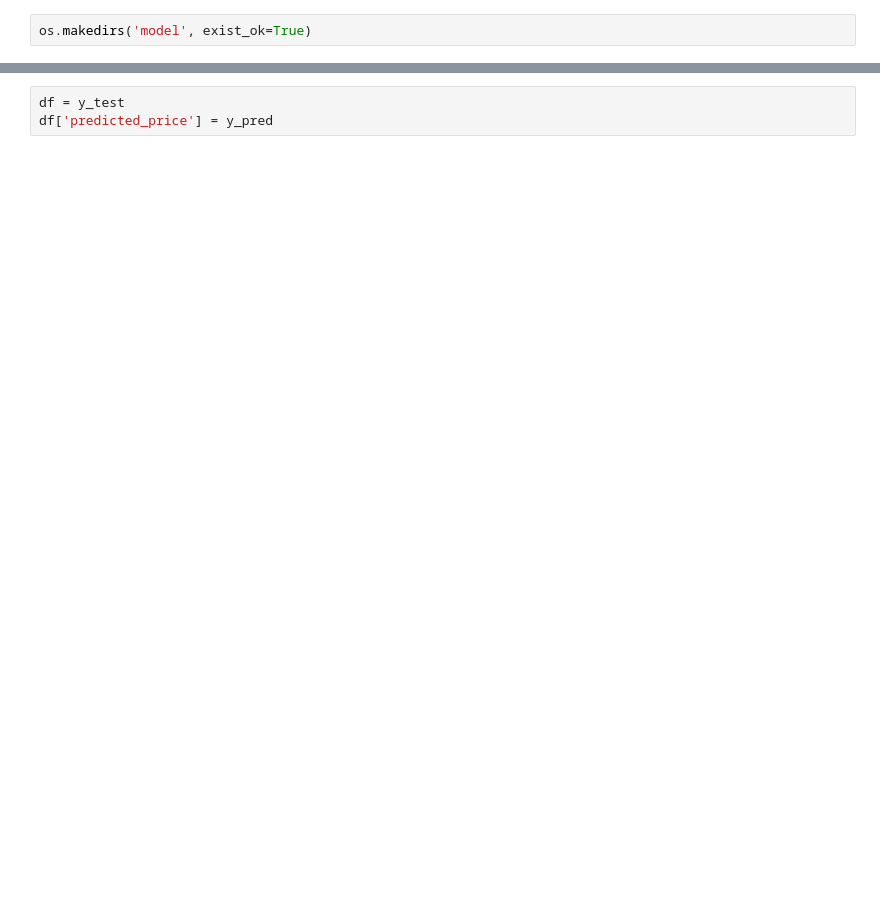
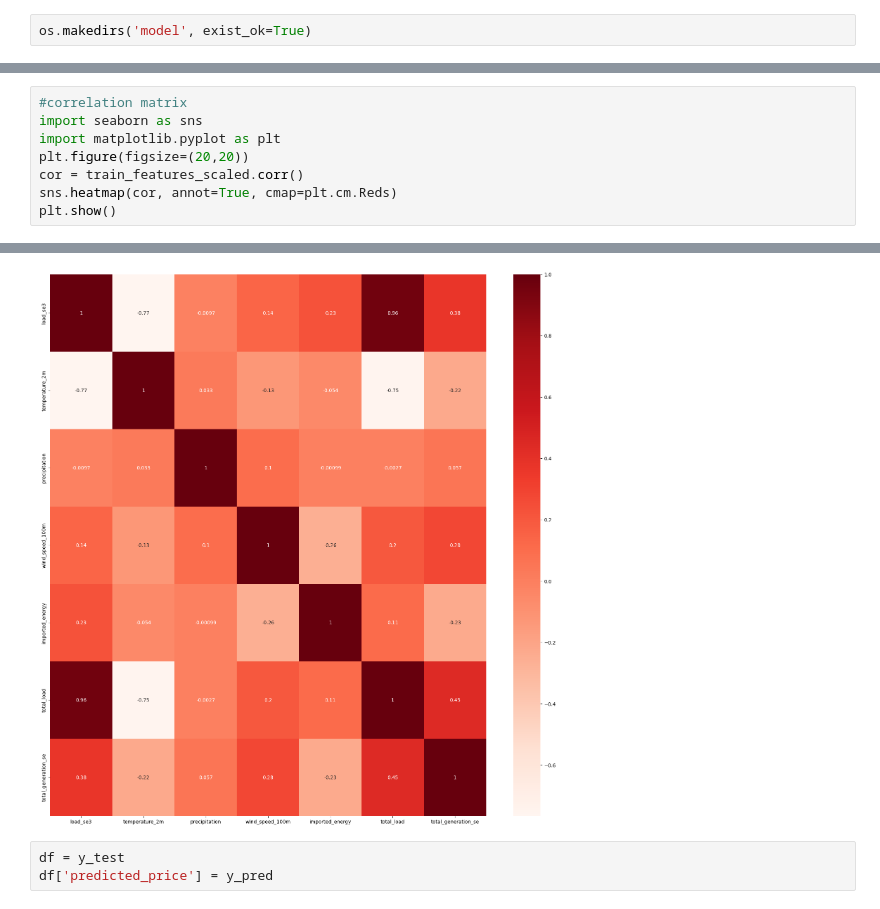
Before and after one commit to oskaralf/ID2223_FinalProject, a Jupyter notebook: notebooks/training.ipynb, the cells around one changed output, grey strips where cells are left out. Saved outputs shown, nothing was run; the diff lists cells and outputs as text; blank space fills up the shorter version.

```diff
--- a/notebooks/training.ipynb
+++ b/notebooks/training.ipynb
@@ -333,0 +566,9 @@ R squared: 0.603119652617496
+# %%
+#correlation matrix
+import seaborn as sns
+import matplotlib.pyplot as plt
+plt.figure(figsize=(20,20))
+cor = train_features_scaled.corr()
+sns.heatmap(cor, annot=True, cmap=plt.cm.Reds)
+plt.show()
+# %% [output]
@@ -334,3 +576,4 @@ R squared: 0.603119652617496
+[figure, added]
 # %%
 df = y_test
 df['predicted_price'] = y_pred
```
Also changed, not shown: parts of 44 cells of this notebook, 3 other files.
